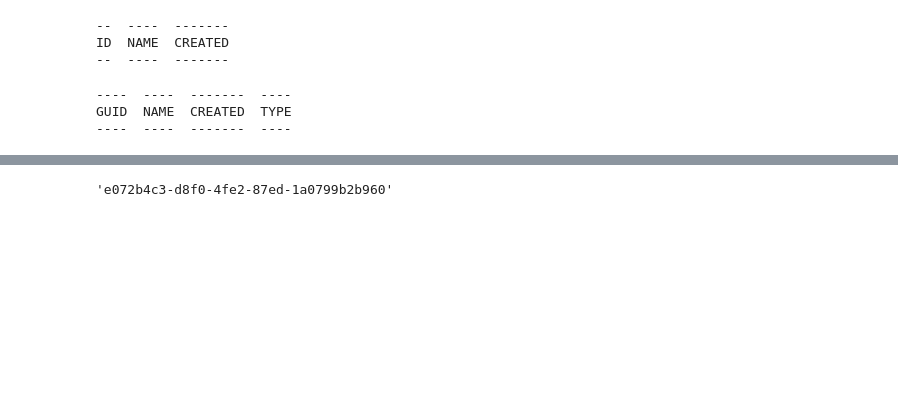
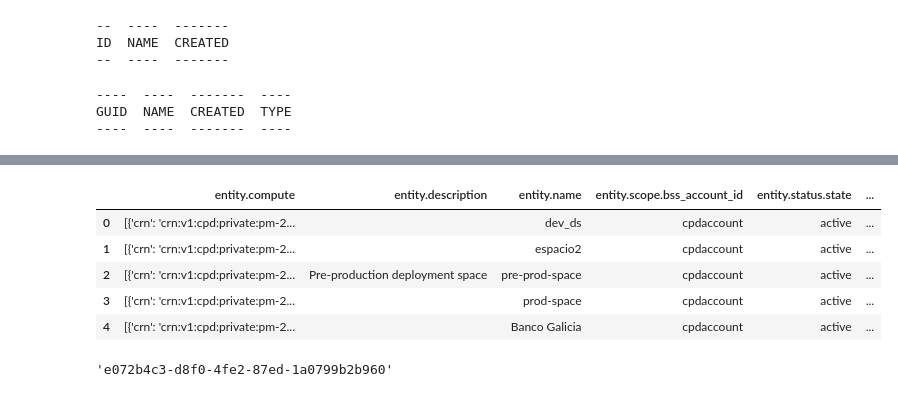
Before and after one commit to guschang2013/melbourne, a Jupyter notebook: Train_Melbourne.ipynb, the cells around one changed output, grey strips where cells are left out. Cells and saved outputs as stored; diff of their text form; code cells hidden in the pictures; blank space fills up the shorter version.

Commit message:
pre-prod

```diff
--- a/Train_Melbourne.ipynb
+++ b/Train_Melbourne.ipynb
@@ -312 +304,15 @@ client.deployments.get_details()
+# %%
+#get_space_id
+dict_space = client.spaces.get_details()
+df_spaces = pd.json_normalize(dict_space, record_path = ['resources'])
+df_spaces
+#target_space_id = df_spaces[df_spaces['entity.name'] == 'pre-prod-space']['metadata.id'].iloc[0]
+#target_space_id
+# %% [output]
+|  | entity.compute | entity.description | entity.name | entity.scope.bss_account_id | entity.status.state | ... |
+| 0 | [{'crn': 'crn:v1:cpd:private:pm-2... |  | dev_ds | cpdaccount | active | ... |
+| 1 | [{'crn': 'crn:v1:cpd:private:pm-2... |  | espacio2 | cpdaccount | active | ... |
+| 2 | [{'crn': 'crn:v1:cpd:private:pm-2... | Pre-production deployment space | pre-prod-space | cpdaccount | active | ... |
+| 3 | [{'crn': 'crn:v1:cpd:private:pm-2... |  | prod-space | cpdaccount | active | ... |
+| 4 | [{'crn': 'crn:v1:cpd:private:pm-2... |  | Banco Galicia | cpdaccount | active | ... |
 # %%
```
Also changed, not shown: parts of 40 cells of this notebook, 1 other file.
